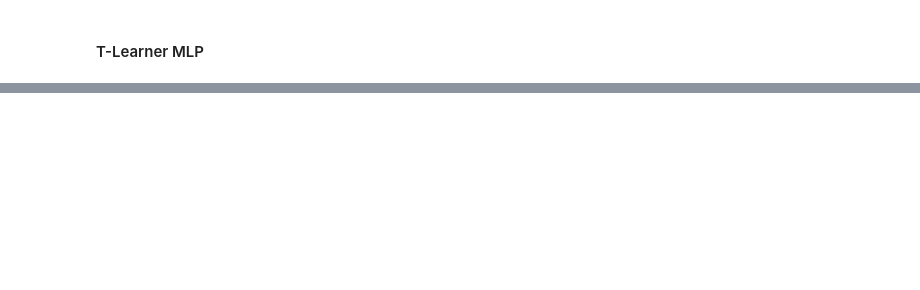
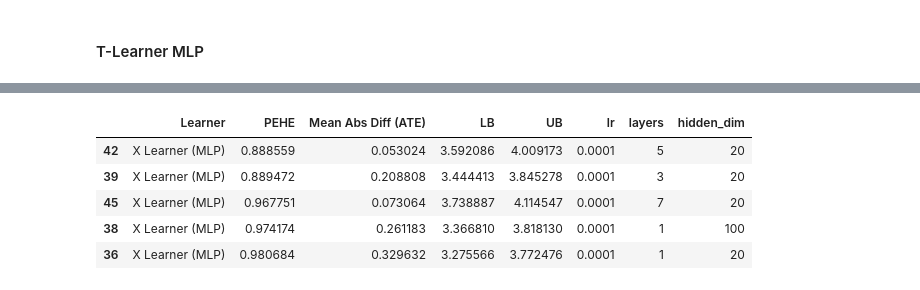
Before and after one commit to isaacdsloan/meta_learners, a Jupyter notebook: ihdp_uber.ipynb, the cells around one changed output, grey strips where cells are left out. Drawn from its saved outputs; the diff is of its cells as text; code cells hidden in the pictures; blank space fills up the shorter version.

```diff
--- a/ihdp_uber.ipynb
+++ b/ihdp_uber.ipynb
@@ -112,0 +183,11 @@ Individualized CATE True: GREEN
+# %%
+hyper_results_x_mlp = pd.DataFrame(data=x_hyper_data,
+columns= ["Learner", "PEHE", "Mean Abs Diff (ATE)", "LB", "UB", "lr", "layers", "hidden_dim"])
+hyper_results_x_mlp.sort_values(by='PEHE').head(5)
+# %% [output]
+|  | Learner | PEHE | Mean Abs Diff (ATE) | LB | UB | lr | layers | hidden_dim |
+| 42 | X Learner (MLP) | 0.888559 | 0.053024 | 3.592086 | 4.009173 | 0.0001 | 5 | 20 |
+| 39 | X Learner (MLP) | 0.889472 | 0.208808 | 3.444413 | 3.845278 | 0.0001 | 3 | 20 |
+| 45 | X Learner (MLP) | 0.967751 | 0.073064 | 3.738887 | 4.114547 | 0.0001 | 7 | 20 |
+| 38 | X Learner (MLP) | 0.974174 | 0.261183 | 3.366810 | 3.818130 | 0.0001 | 1 | 100 |
+| 36 | X Learner (MLP) | 0.980684 | 0.329632 | 3.275566 | 3.772476 | 0.0001 | 1 | 20 |
```
Also changed, not shown: parts of 31 cells of this notebook.
